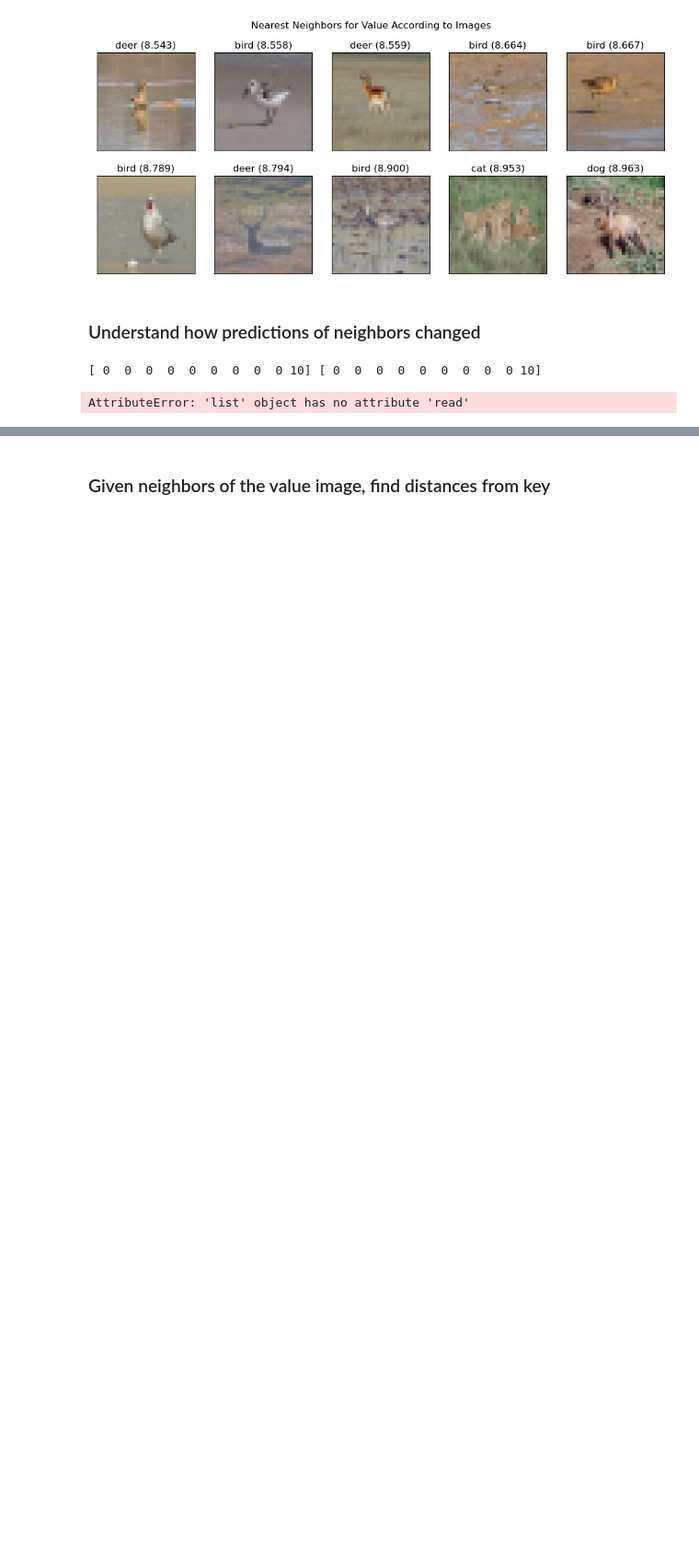
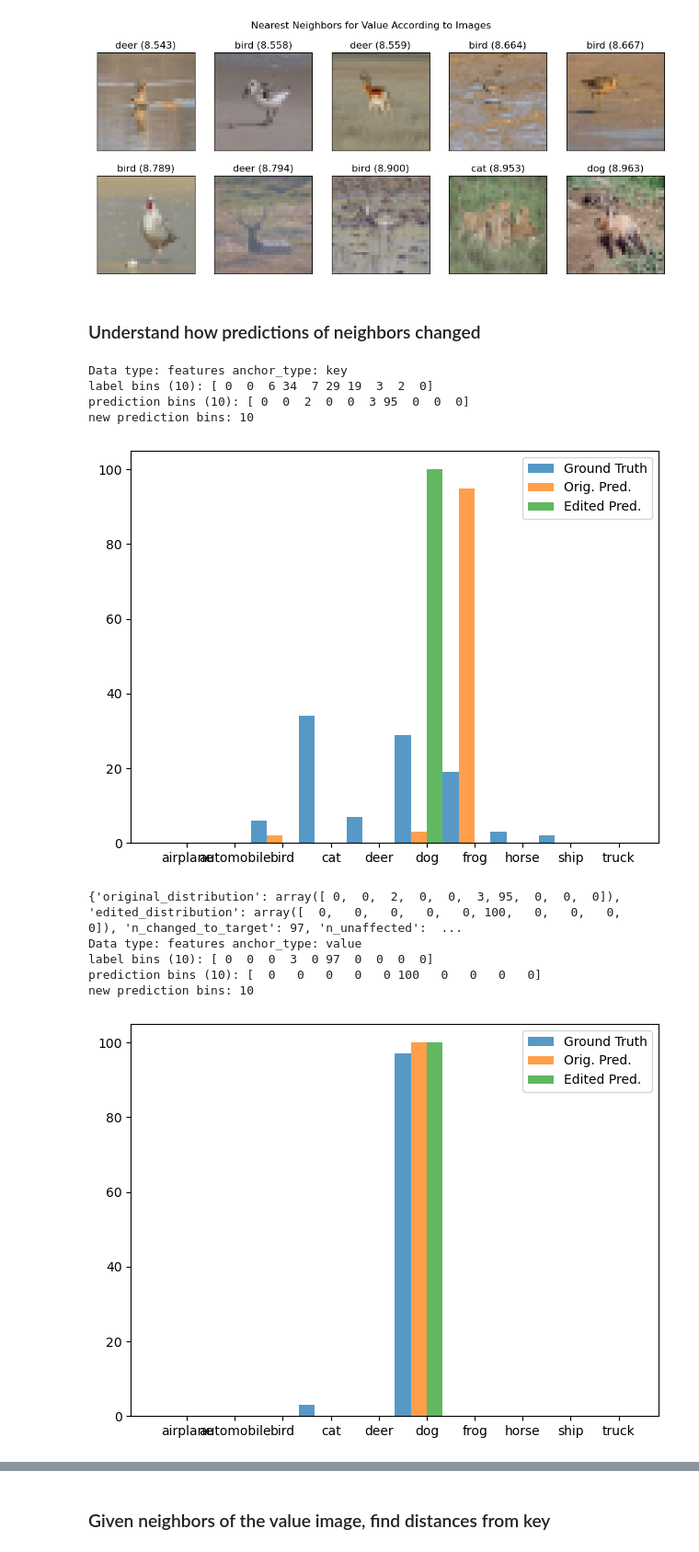
Before and after one commit to allisonchen23/model-editing, a Jupyter notebook: knn_analysis.ipynb, the cells around one changed output, grey strips where cells are left out. Shown at 92% size. Cells and saved outputs as stored; diff of their text form; code cells hidden in the pictures; blank space fills up the shorter version.

```diff
--- a/knn_analysis.ipynb
+++ b/knn_analysis.ipynb
@@ -363,20 +383,38 @@ def prediction_changes(image_paths,
 # %%
 # Test above function
-
-# for data_type in ['features', 'logits']:
-#     for anchor_type in [0, 1]: # 0 : key, 1 : value
-for data_type in ['features']:
-    for anchor_type in [0]: # 0 : key, 1 : value
+prediction_changes_results = {}
+for data_type in ['features', 'logits']:
+    for anchor_type in [0, 1]: # 0 : key, 1 : value
+# for data_type in ['features']:
+#     for anchor_type in [0]: # 0 : key, 1 : value
+        print("Data type: {} anchor_type: {}".format(data_type, 'key' if anchor_type==0 else 'value'))
         image_paths = pre_edit_knn[data_type]['image_paths'][anchor_type]
         labels = pre_edit_knn[data_type]['labels'][anchor_type]
         predictions = pre_edit_knn[data_type]['predictions'][anchor_type]
-        prediction_changes(
+        results = prediction_changes(
             image_paths=image_paths,
             labels=labels,
             class_list=class_list,
+            target=5,
             predictions=predictions,
             model=edited_model,
             device=device)
+        print(results)
+        key = "{}_{}".format(data_type, 'key' if anchor_type==0 else 'value')
+        prediction_changes_results[key] = results
+
+knn_analysis_results["prediction_changes"] = prediction_changes_results
+
+print(prediction_changes_results)
 # %% [output]
-[ 0  0  0  0  0  0  0  0  0 10] [ 0  0  0  0  0  0  0  0  0 10]
+Data type: features anchor_type: key
+label bins (10): [ 0  0  6 34  7 29 19  3  2  0]
+prediction bins (10): [ 0  0  2  0  0  3 95  0  0  0]
+new prediction bins: 10
+[figure, added]
-AttributeError: 'list' object has no attribute 'read'
+{'original_distribution': array([ 0,  0,  2,  0,  0,  3, 95,  0,  0,  0]), 'edited_distribution': array([  0,   0,   0,   0,   0, 100,   0,   0,   0,   0]), 'n_changed_to_target': 97, 'n_unaffected':  ...
+Data type: features anchor_type: value
+label bins (10): [ 0  0  0  3  0 97  0  0  0  0]
+prediction bins (10): [  0   0   0   0   0 100   0   0   0   0]
+new prediction bins: 10
+[figure, added]
```
Also changed, not shown: parts of 21 cells of this notebook, 6 other files.
